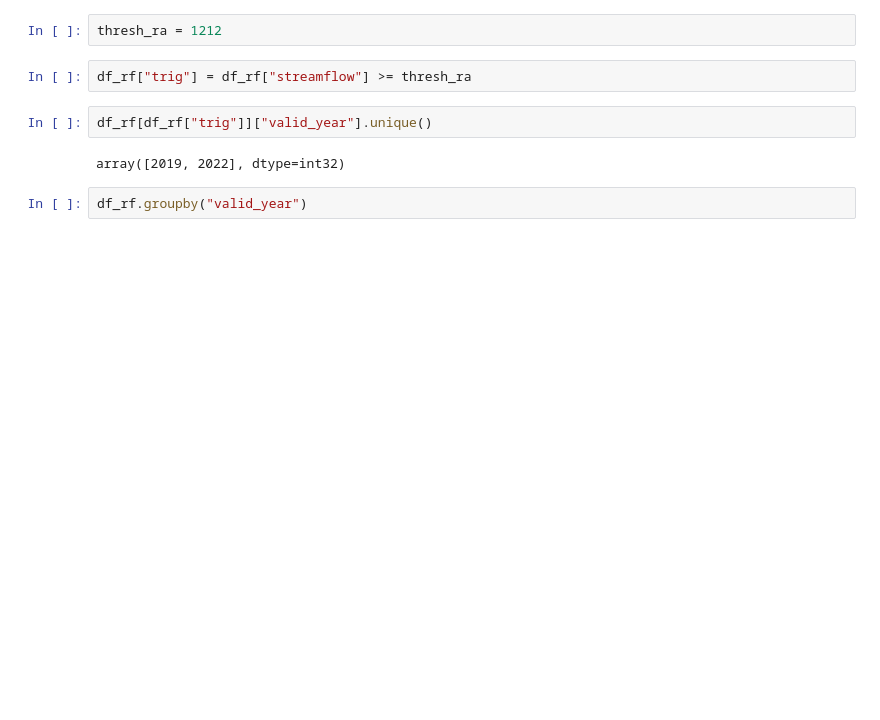
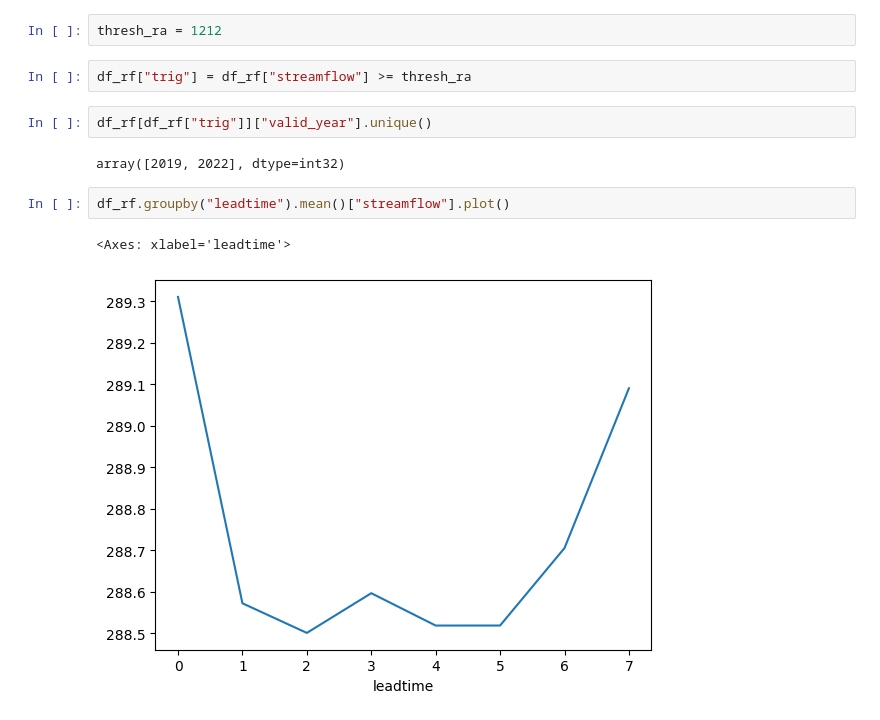
Before and after one commit to OCHA-DAP/ds-aa-nga-flooding, a Jupyter notebook: exploration/2025/grrr_forecast.ipynb, the cells around one changed output. Saved outputs shown, nothing was run; the diff lists cells and outputs as text; blank space fills up the shorter version.

```diff
--- a/exploration/2025/grrr_forecast.ipynb
+++ b/exploration/2025/grrr_forecast.ipynb
@@ -196,4 +201,7 @@ df_rf[df_rf["trig"]]["valid_year"].unique()
 # %% [output]
 array([2019, 2022], dtype=int32)
 # %%
-df_rf.groupby("valid_year")
+df_rf.groupby("leadtime").mean()["streamflow"].plot()
+# %% [output]
+<Axes: xlabel='leadtime'>
+[figure, added]
```
Also changed, not shown: parts of 1 cell of this notebook, 3 other files.
